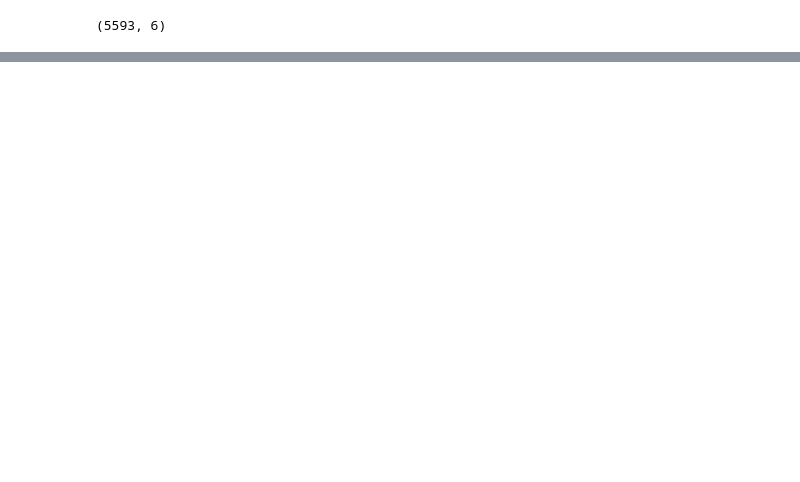
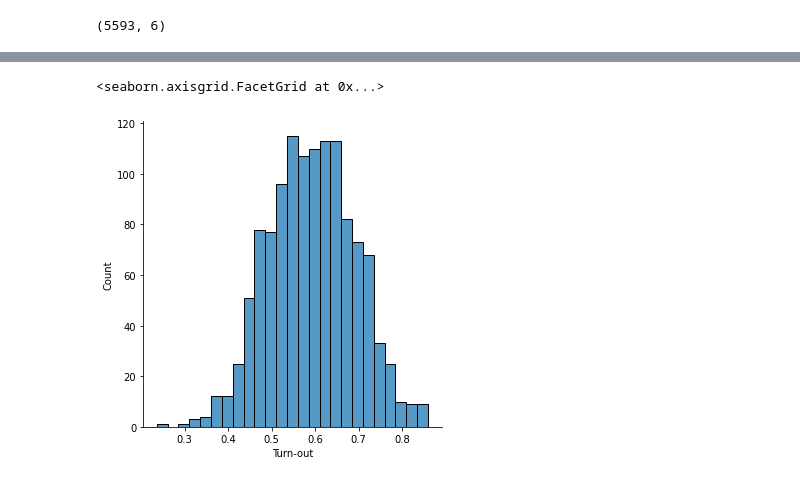
Before and after one commit to elithepooh/Coursera_Capstone, a Jupyter notebook: VoterParticipation.ipynb, the cells around one changed output, grey strips where cells are left out. Cells and saved outputs as stored; diff of their text form; code cells hidden in the pictures; blank space fills up the shorter version.

```diff
--- a/VoterParticipation.ipynb
+++ b/VoterParticipation.ipynb
@@ -61,0 +367,4 @@ df_geo.shape
+# %%
+df_elec_distr["Nom municipi"] = df_elec_distr["Nom municipi"].apply(move_article_to_front)
+df_elec_distr['Nom municipi'] = df_elec_distr['Nom municipi'].apply(lambda nom: nom.upper())
+df_elec_distr
@@ -61,0 +385,3 @@ df_geo.shape
+# %%
+df_elec_geo = pd.merge(left=df_elec_distr, right=df_coord, on = ["Nom municipi", "Districte"], how = "left")
+df_elec_geo
@@ -61,0 +439,3 @@ df_geo.shape
+# %%
+df_elec_geo.dropna(subset = ["xcoord"], axis = 0, inplace = True)
+df_elec_geo.shape
@@ -61,0 +446,3 @@ df_geo.shape
+# %%
+df_elec_geo['Turn-out'] = df_elec_geo['Votants']*1.0 / df_elec_geo['Cens electoral']
+df_elec_geo
@@ -61,0 +471,5 @@ df_geo.shape
+# %%
+sns.displot(df_elec_geo, x="Turn-out")
+# %% [output]
+<seaborn.axisgrid.FacetGrid at 0x...>
+[figure, added]
```
Also changed, not shown: parts of 137 cells of this notebook, 4 other files.
